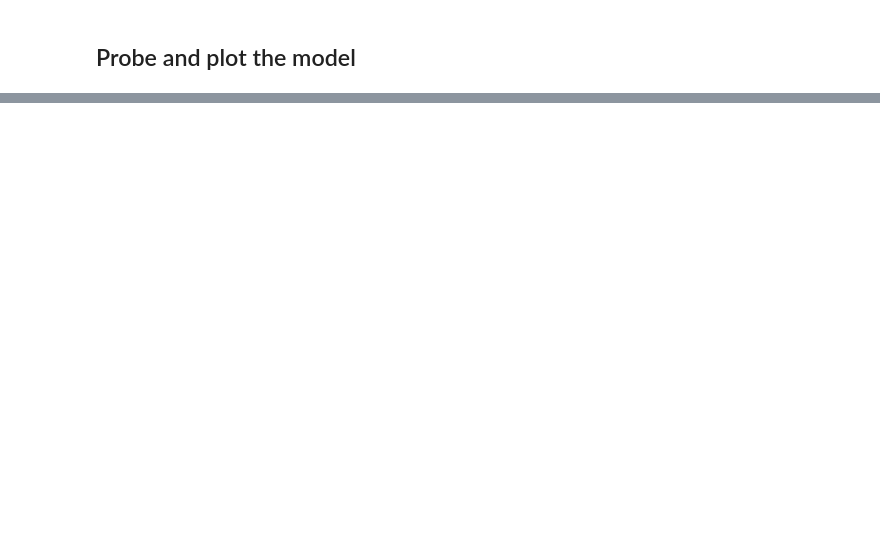
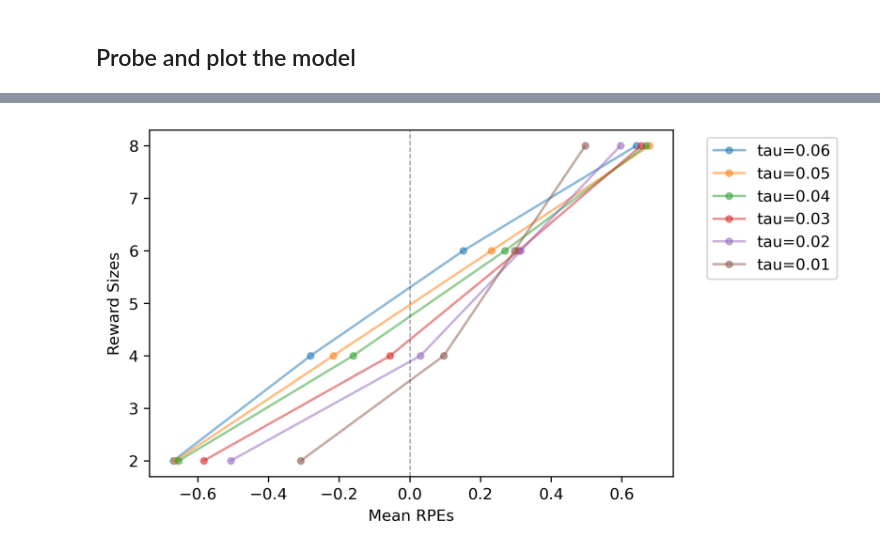
Before and after one commit to avg-bitsian/distributional-td-with-episodes, a Jupyter notebook: main_notebook.ipynb, the cells around one changed output, grey strips where cells are left out. Cells and saved outputs as stored; diff of their text form; code cells hidden in the pictures; blank space fills up the shorter version.

```diff
--- a/main_notebook.ipynb
+++ b/main_notebook.ipynb
@@ -207,0 +221,29 @@ plt.show()
+# %%
+plt.figure(figsize=(6,4), dpi=300)
+# plt.errorbar(reward_sizes, mean_rpes_8_2, yerr=std_errors_8_2, fmt='o-', ecolor='m', ms=4, linewidth=1, elinewidth=1, label='tau=0.08', alpha=0.5)
+# plt.errorbar(reward_sizes, mean_rpes_7_3, yerr=std_errors_7_3, fmt='o-', ecolor='r', ms=4, linewidth=1, elinewidth=1, label='tau=0.07', alpha=0.5)
+# plt.errorbar(reward_sizes, mean_rpes_6_4, yerr=std_errors_6_4, fmt='o-', ecolor='y', ms=4, linewidth=1, elinewidth=1, label='tau=0.06', alpha=0.5)
+# plt.errorbar(reward_sizes, mean_rpes_5_5, yerr=std_errors_5_5, fmt='o-', ecolor='g', ms=4, linewidth=1, elinewidth=1, label='tau=0.05', alpha=0.5)
+# plt.errorbar(reward_sizes, mean_rpes_4_6, yerr=std_errors_4_6, fmt='o-', ecolor='b', ms=4, linewidth=1, elinewidth=1, label='tau=0.04', alpha=0.5)
+# plt.errorbar(reward_sizes, mean_rpes_3_7, yerr=std_errors_3_7, fmt='o-', ecolor='k', ms=4, linewidth=1, elinewidth=1, label='tau=0.03', alpha=0.5)
+# plt.errorbar(reward_sizes, mean_rpes_2_8, yerr=std_errors_2_8, fmt='o-', ecolor='m', ms=4, linewidth=1, elinewidth=1, label='tau=0.02', alpha=0.5)
+# plt.errorbar(reward_sizes, mean_rpes_1_9, yerr=std_errors_1_9, fmt='o-', ecolor='m', ms=4, linewidth=1, elinewidth=1, label='tau=0.01', alpha=0.5)
+# plt.ylabel('Mean RPEs (with standard errors)')
+
+# plt.plot(mean_rpes_8_2, reward_sizes, 'o-', ms=4, label='tau=0.08', alpha=0.5)
+# plt.plot(mean_rpes_7_3, reward_sizes, 'o-', ms=4, label='tau=0.07', alpha=0.5)
+plt.plot(mean_rpes_6_4, reward_sizes, 'o-', ms=4, label='tau=0.06', alpha=0.5)
+plt.plot(mean_rpes_5_5, reward_sizes, 'o-', ms=4, label='tau=0.05', alpha=0.5)
+plt.plot(mean_rpes_4_6, reward_sizes, 'o-', ms=4, label='tau=0.04', alpha=0.5)
+plt.plot(mean_rpes_3_7, reward_sizes, 'o-', ms=4, label='tau=0.03', alpha=0.5)
+plt.plot(mean_rpes_2_8, reward_sizes, 'o-', ms=4, label='tau=0.02', alpha=0.5)
+plt.plot(mean_rpes_1_9, reward_sizes, 'o-', ms=4, label='tau=0.01', alpha=0.5)
+plt.ylabel('Reward Sizes')
+
+plt.axvline(x=0, color='k', linestyle='--', alpha=0.4, linewidth=0.8)
+# plt.axhline(y=5, color='k', linestyle='--', alpha=0.4, linewidth=0.8)
+plt.xlabel('Mean RPEs')
+plt.legend(bbox_to_anchor=(1.05, 1))
+plt.show()
+# %% [output]
+[figure, added]
```
Also changed, not shown: parts of 11 cells of this notebook.
